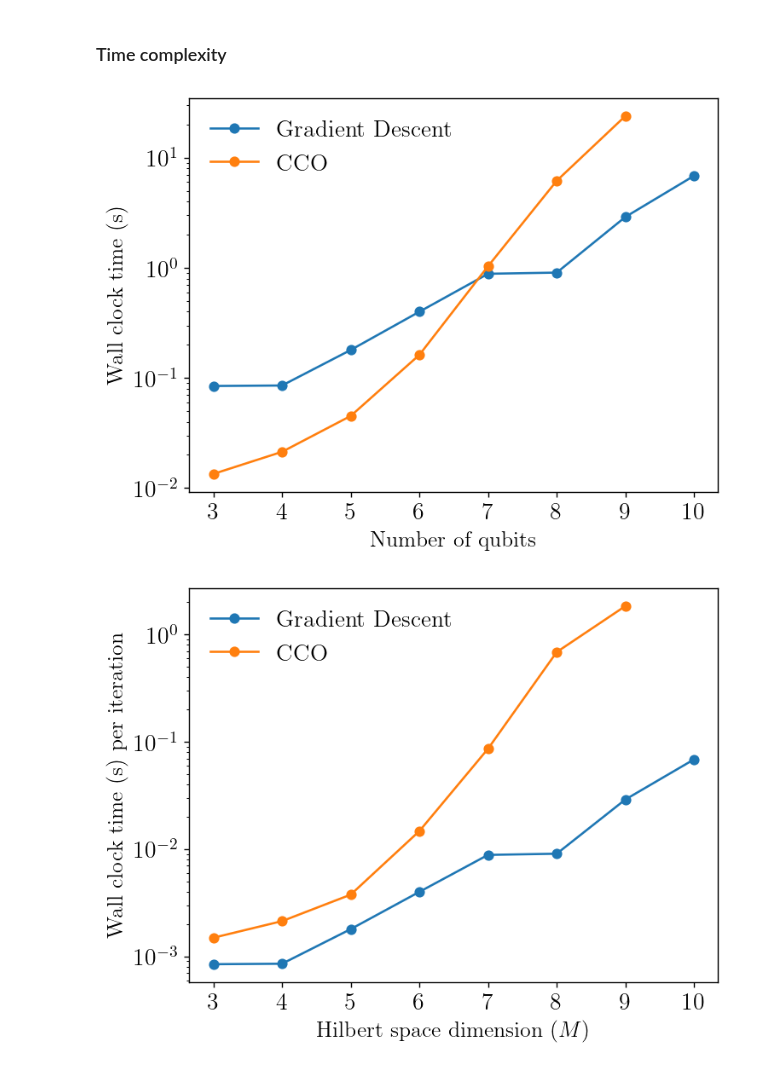
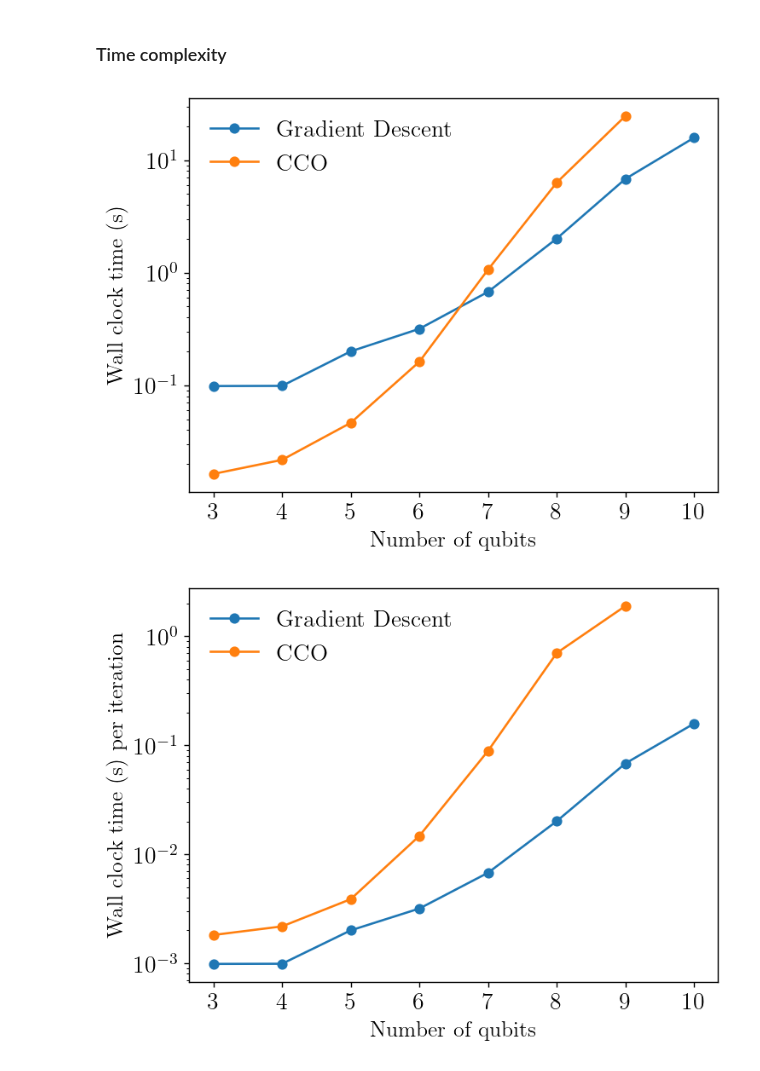
Before and after one commit to amanuelanteneh/gd-qdt, a Jupyter notebook: notebooks/DV/dv_time_comp.ipynb, the cells around one changed output. Cells and saved outputs as stored; diff of their text form; code cells hidden in the pictures.

```diff
--- a/notebooks/DV/dv_time_comp.ipynb
+++ b/notebooks/DV/dv_time_comp.ipynb
@@ -38,17 +38,17 @@ def set_batch_size(num_qubits: int, hyperparams: Hyperparameters) -> None:
 # %%
 num_qubits_list = [3, 4, 5, 6, 7, 8, 9, 10]
 device = 'cpu'
-lam_l1 = 0e-4 # LASSO regularization
-lam_l2 = 0e-1 # weight decay
+lam_l1 = 0e-3 # LASSO regularization
+lam_l2 = 0e-3 # weight decay
 number = 5
 cco_solver = 'MOSEK'
 time_gd = []
 time_cco = []
-avg_fids_cco = []
 iters_cco = []
 max_qubit_for_cco = 9
+prob_norm_fn = "smax"
 # NOTE: more epochs or bigger lr gives better reconstruction fidelity for lower qubit numbers like 3 & 4
-hyperparams = Hyperparameters(lr=0.05, lr_decay=0.999, beta1=0.9, beta2=0.9, num_epochs=100, batch_size=25, weight_decay=lam_l2)
+hyperparams = Hyperparameters(lr=0.01, lr_decay=0.999, beta1=0.9, beta2=0.9, num_epochs=100, batch_size=25, weight_decay=lam_l2)
 # %%
 pbar = tqdm(num_qubits_list, desc="Performing time experiments")
 for num_qubits in pbar:
@@ -56,12 +56,11 @@ for num_qubits in pbar:
     # Update the postfix text with a dictionary
     pbar.set_postfix({"status": current_item_status})
 
-    set_batch_size(num_qubits, hyperparams)
+    #set_batch_size(num_qubits, hyperparams)
     if num_qubits > 8:
        device = 'cuda'
     else:
        device = 'cpu'
-
 
     # Random Z-basis diagonal detector POVM
     true_povm = rand_DV_diag_povm(num_qubits=num_qubits)
@@ -79,38 +78,28 @@ for num_qubits in pbar:
 
     probes = probes.to(device, dtype=th.float64)
     targets = targets.to(device)
+
     dataset = TensorDataset(probes, targets)
 
-    logits, losses, _, _ = learn_phase_insensitive_povm(logits, hyperparams, dataset, 0.0, False, None, lam_l1)
-
-    Pi = th.softmax(logits, dim=1).to(device)  # rows are probability vectors so apply softmax along them
+    logits, losses, _, _ = learn_phase_insensitive_povm(logits, hyperparams, dataset, 0.0, False, None, lam_l1, prob_norm_fn)
+    if prob_norm_fn == "sqr":
+        Pi = square_normalize(logits).to(device)  # rows are probability vectors so apply normalizaion along them
+    else:
+        Pi = th.softmax(logits, dim=1).to(device)  # rows are probability vectors so apply softmax along them
 
     if check_diag_povm(Pi.T, tol=1e-4) is not True:
         print(f"WARNING: Gradient descent got solution POVM for {num_qubits} qubits which is below error tolerance.")
 
-    Fs = [ diag_povm_fidelity(th.diag(Pi[:, i]), true_povm[:, i]) for i in range(true_povm.shape[1]) ]
-
-
-    if num_qubits <= max_qubit_for_cco:
-        # skip CVX opt section since the memory usage will be too large and crash the program
-        Pi, prob, iters = phase_insensitive_loss_cvx(targets.cpu().numpy(), probes.cpu().numpy(), 0.0, cco_solver, lam_l1)
-        Pi = th.tensor(Pi)
-
-        if check_diag_povm(Pi.T, tol=1e-4) is not True:
-            print(f"WARNING: {cco_solver} got solution POVM for {num_qubits} qubits which is above error tolerance.")
-
-        iters_cco.append(iters)
-        Fs = [ diag_povm_fidelity(Pi[:, i].to('cpu'), true_povm[:, i].to('cpu')) for i in range(true_povm.shape[1]) ]
-        avg_fids_cco.append(sum(Fs)/len(Fs))
-
     # compute times
-    t = timeit(lambda: learn_phase_insensitive_povm(logits, hyperparams, dataset, 0.0, False, None, lam_l1), number=number)
+    t = timeit(lambda: learn_phase_insensitive_povm(logits, hyperparams, dataset, 0.0, False, None, lam_l1, prob_norm_fn), number=number)
     time_gd.append(t / number)
 
     if num_qubits <= max_qubit_for_cco:
         # skip CVX opt section since the memory usage will be too large and crash the program
         t = timeit(lambda: phase_insensitive_loss_cvx(targets.cpu().numpy(), probes.cpu().numpy(), 0.0, cco_solver, lam_l1), number=number)
         time_cco.append(t / number)
+        _, _, iters = phase_insensitive_loss_cvx(targets.cpu().numpy(), probes.cpu().numpy(), 0.0, cco_solver, lam_l1)
+        iters_cco.append(iters)
 # %%
 plt.plot(num_qubits_list, time_gd, label=r'\textrm{Gradient Descent}', marker="o")
 plt.plot(num_qubits_list[:len(time_cco)], time_cco, label=r'\textrm{CCO}', marker="o")
@@ -126,7 +115,7 @@ plt.show();
 # else:
 #     plt.savefig("figs/ideal/ideal_wall_clock.png", dpi=300, bbox_inches='tight')
 # %% [output]
-[figure, old version]
+[figure, new version]
 # %%
 time_per_iter_gd = [ t/hyperparams.num_epochs for t in time_gd ]
 
@@ -134,13 +123,13 @@ time_per_iter_cco = [ t/iters for t, iters in zip(time_cco, iters_cco) ]
 # %%
 plt.plot(num_qubits_list, time_per_iter_gd, label=r'\textrm{Gradient Descent}', marker="o")
 plt.plot(num_qubits_list[:len(time_cco)], time_per_iter_cco, label=r'\textrm{CCO}', marker="o")
-plt.xlabel(r"\textrm{Hilbert space dimension} $(M)$", fontsize=15)
+plt.xlabel(r"\textrm{Number of qubits}", fontsize=15)
 plt.xticks(num_qubits_list)
 plt.ylabel(r"$\textrm{Wall clock time (s) per iteration}$", fontsize=15)
 plt.yscale("log")
 plt.legend(fancybox=True, ncol=1, frameon=False)
 plt.show();
 # %% [output]
-[figure, old version]
+[figure, new version]
 # %%
 gd_trials = 10
```
Also changed, not shown: parts of 7 cells of this notebook, 32 other files.
